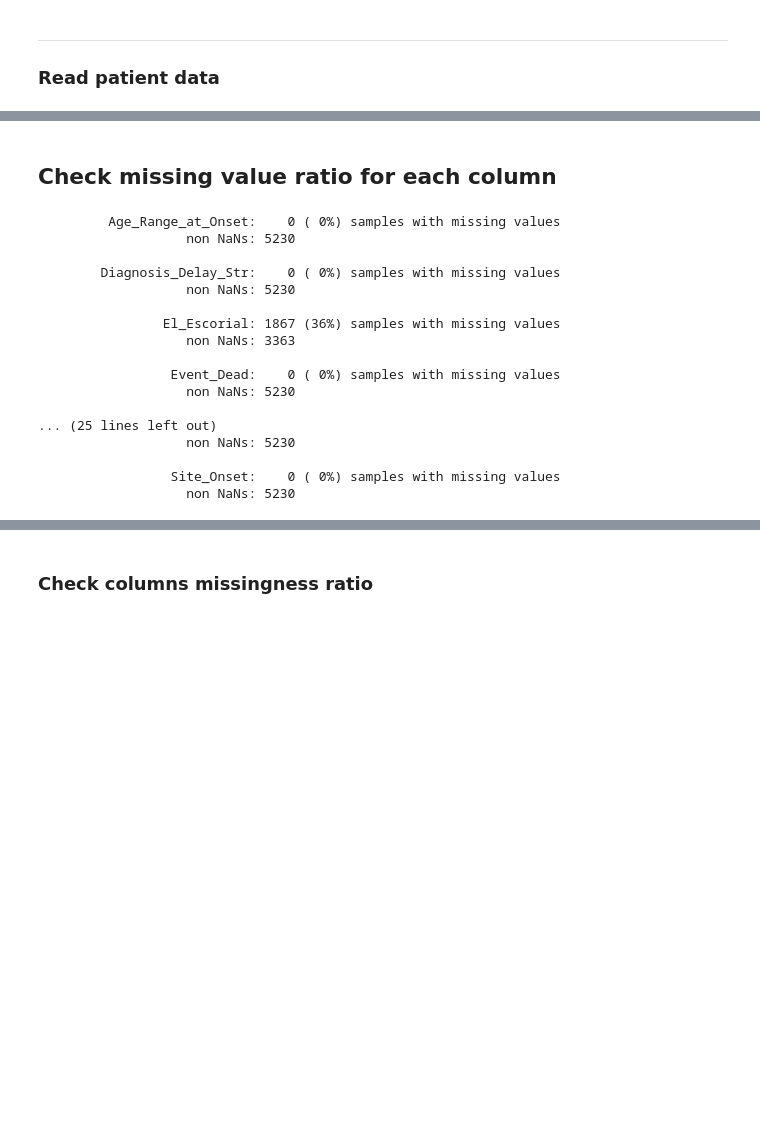
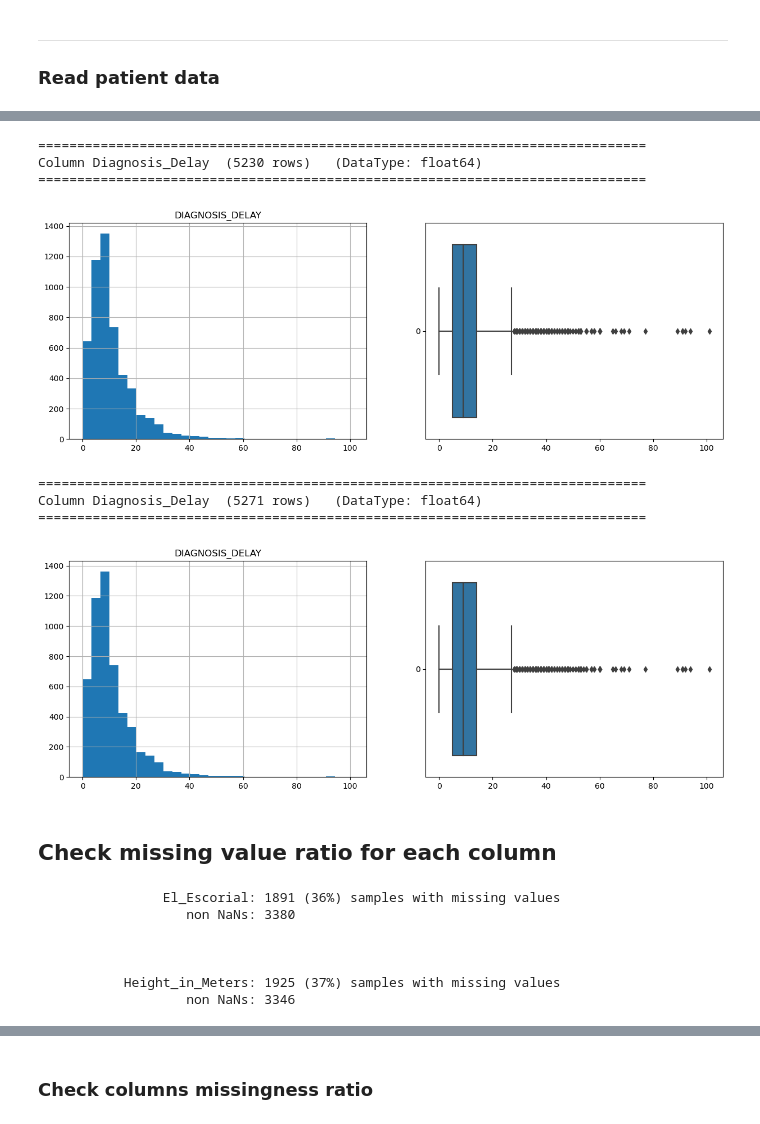
Before and after one commit to fabianopapaiz/als_prognosis_using_ensemble_imbalance, a Jupyter notebook: 02_ETL/02.20 - Exploring the preprocessed data.ipynb, the cells around one changed output, grey strips where cells are left out. Cells and saved outputs as stored; diff of their text form; code cells hidden in the pictures; blank space fills up the shorter version.

```diff
--- a/02_ETL/02.20 - Exploring the preprocessed data.ipynb
+++ b/02_ETL/02.20 - Exploring the preprocessed data.ipynb
@@ -21,7 +21,7 @@ import pandas as pd
 data_dir = os.path.abspath('../03_preprocessed_data/')
 
 #set the name of CSV file
-data_file = f'{data_dir}/_patient.csv'
+data_file = f'{data_dir}/patient.csv'
 
 #read data and show some info
 df = utils.read_csv(data_file)
@@ -29,4 +29,15 @@ df = utils.read_csv(data_file)
 print(df.shape[0])
 
 df.head()
+
+
+
+#set the name of CSV file
+data_file = f'{data_dir}/_patient.csv'
+
+#read data and show some info
+df_old = utils.read_csv(data_file)
+
+
+utils.show_columns_stats(df)
 # %% [output]
@@ -41,3 +58,15 @@ df.head()
+# %%
+utils.plot_variable_distribution(df=df_old, column='Diagnosis_Delay', print_more_info=False)
+utils.plot_variable_distribution(df=df, column='Diagnosis_Delay', print_more_info=False)
+# %% [output]
+==============================================================================
+Column Diagnosis_Delay  (5230 rows)   (DataType: float64)
+==============================================================================
+[figure, added]
+==============================================================================
+Column Diagnosis_Delay  (5271 rows)   (DataType: float64)
+==============================================================================
+[figure, added]
 # %% [markdown]
 ## Check missing value ratio for each column
 # %%
@@ -48,19 +77,19 @@ tot_rows = df_missing.shape[0]
 cols_all = sorted(list(df_missing.columns))
 
 cols_excluded = [
-    'Qty_Measurements_VITALSIGNS',
-    'Qty_Measurements_LABS',
-    'Qty_Measurements_HANDGRIPSTRENGTH',
-    'Qty_Measurements_MUSCLESTRENGTH',
-    'Riluzole_Time_from_Onset',
-    'Height_in_Meters',
-    'Age_Range_at_Onset_Coded',
-    'Group_Survival_Coded',
-    'Diagnosis_Delay_Coded',
-    'Symptoms_Onset_Delta',
-    'Age_at_Onset',
-    'Diagnosis_Delta',
-    'Diagnosis_Delay'
+#     'Qty_Measurements_VITALSIGNS',
+#     'Qty_Measurements_LABS',
+#     'Qty_Measurements_HANDGRIPSTRENGTH',
+#     'Qty_Measurements_MUSCLESTRENGTH',
+#     'Riluzole_Time_from_Onset',
+#     'Height_in_Meters',
+#     'Age_Range_at_Onset_Coded',
+#     'Group_Survival_Coded',
+#     'Diagnosis_Delay_Coded',
+#     'Symptoms_Onset_Delta',
+#     'Age_at_Onset',
+#     'Diagnosis_Delta',
+#     'Diagnosis_Delay'
 ]
 
 cols_analyzed = list()
@@ -78,12 +107,13 @@ for c in cols_all:
     if tot_with_zero is None:
         tot_with_zero = 0
 
-    print(f'{c:>27}: {tot_with_zero:>4} ({(tot_with_zero/tot_rows*100):>2.0f}%) samples with missing values ')
+    if tot_with_zero > 0:
+        print(f'{c:>27}: {tot_with_zero:>4} ({(tot_with_zero/tot_rows*100):>2.0f}%) samples with missing values ')
 
-    cols_aux = cols_all.copy()
-    cols_aux.remove(c)
-    s = f'non NaNs:'
-    print(f'   {s:>25} {tot_rows - tot_with_zero}')
+        cols_aux = cols_all.copy()
+        cols_aux.remove(c)
+        s = f'non NaNs:'
+        print(f'   {s:>25} {tot_rows - tot_with_zero}')
 
     print()
 
@@ -92,23 +122,13 @@ for c in cols_all:
 
 # utils.plot_nan_values_heatmap(df_missing[cols_analyzed])
 # %% [output]
-         Age_Range_at_Onset:    0 ( 0%) samples with missing values
-                   non NaNs: 5230
+                El_Escorial: 1891 (36%) samples with missing values
+                   non NaNs: 3380
 
-        Diagnosis_Delay_Str:    0 ( 0%) samples with missing values
-                   non NaNs: 5230
 
-                El_Escorial: 1867 (36%) samples with missing values
-                   non NaNs: 3363
 
-                 Event_Dead:    0 ( 0%) samples with missing values
-                   non NaNs: 5230
-
-... (25 lines left out)
-                   non NaNs: 5230
-
-                 Site_Onset:    0 ( 0%) samples with missing values
-                   non NaNs: 5230
+           Height_in_Meters: 1925 (37%) samples with missing values
+                   non NaNs: 3346
 # %%
 cols_dropna = [
     'Qty_Measurements_SVC',
```
Also changed, not shown: parts of 1 cell of this notebook, 3 other files.
